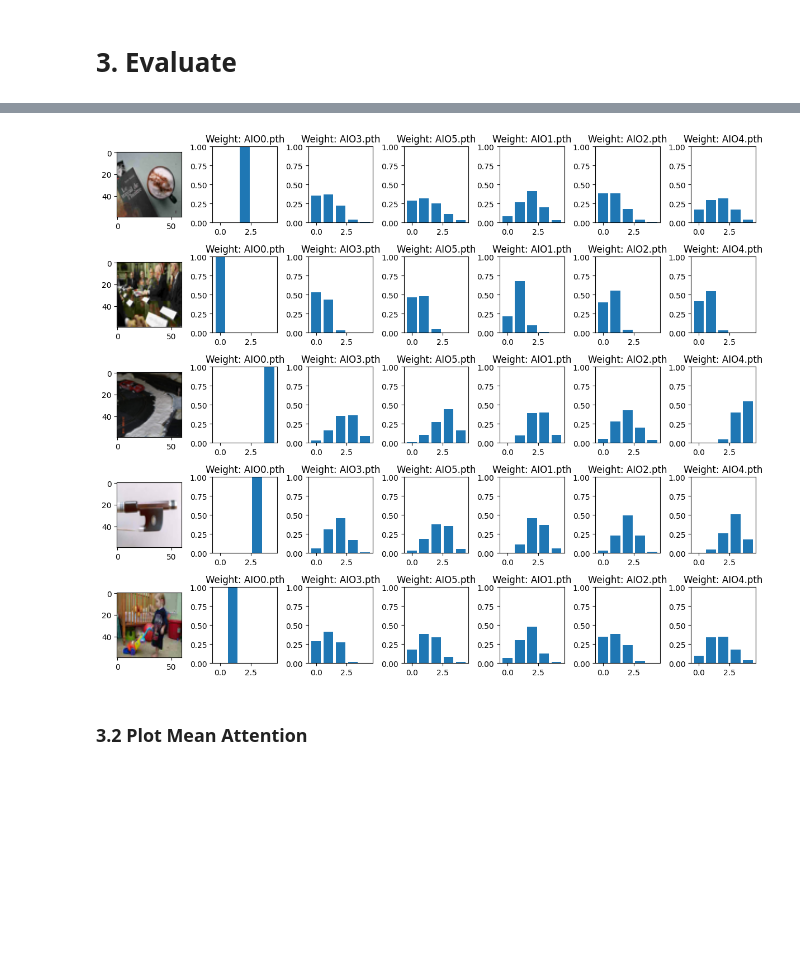
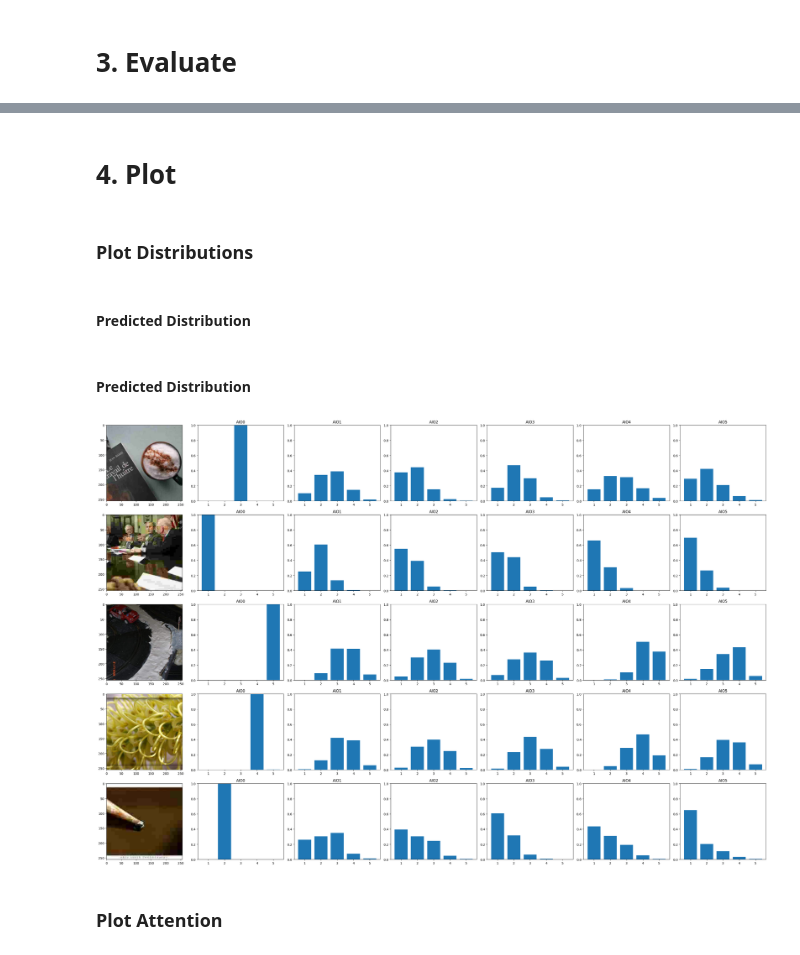
Before and after one commit to mgzzl/vision-transformer-for-image-quality-perception-of-individual-observers, a Jupyter notebook: ViT-IQA eval.ipynb, the cells around one changed output, grey strips where cells are left out. Saved outputs shown, nothing was run; the diff lists cells and outputs as text; code cells hidden in the pictures; blank space fills up the shorter version.

Commit message:
plot attention

```diff
--- a/ViT-IQA eval.ipynb
+++ b/ViT-IQA eval.ipynb
@@ -145,6 +250,6 @@ Number of images in the dataset: 300
 # %%
 # Varianz
-sigma = 0.7
+sigma = 0.4
 
 # List of different weight files
 weight_files = find_pth_files(weights_dir)
@@ -219,7 +324,7 @@ for weight_file in weight_files:
             if i == 0 or i == 1:
                 example_pred_result = {
                     "Weights File": os.path.basename(weight_file),
-                    "Image Name": os.path.basename(image_path[i]),
+                    "Image Name": os.path.basename(image_paths[i]),
                     "True Label": labels.cpu().numpy()[i],
                     "Predicted Label": preds.cpu().numpy()[i],
                     "Weighted Sum of Probability": weighted_sum[i],
@@ -335,0 +631,13 @@ print(csv_files_list)
+# %%
+def list_subdirectories(root_dir):
+    subdirectories = []
+    for subdir in os.listdir(root_dir):
+        subdirectories.append(os.path.join(root_dir, subdir))
+    return subdirectories
+# %%
+csv_file = 'assets/Test/Obs5.csv'
+dataset_root =  'assets/Test/DSX'
+
+# Initialize your dataset loader and test dataset
+test_dataset = ImageQualityDataset(csv_file,dataset_root, transform=transform)
+test_loader = DataLoader(test_dataset, batch_size=batch_size, shuffle=False)
@@ -707,3 +996,11 @@ Example Prediction of Batch: 1
+# %% [markdown]
+# 4. Plot
+# %% [markdown]
+### Plot Distributions
+# %% [markdown]
+#### Predicted Distribution
+# %% [markdown]
+#### Predicted Distribution
 # %%
 import os
 import torch
@@ -716,56 +1013,65 @@ import numpy as np
 weights_dir = "results/AIOs"
 # List of different weight files
 weight_files = find_pth_files(weights_dir)
+weight_files = [os.path.join(weights_dir, f'AIO{i}.pth') for i in range(6)]
 # Definiere den Ordner mit den Bildern
 images_dir = "assets/work_imgs"
 
 # Definiere eine Funktion zur Vorhersage und Visualisierung
 def predict_and_visualize(model, image_path):
     image = Image.open(image_path)
-    transform = transforms.Compose([transforms.Resize((224, 224)),
-                                   transforms.ToTensor(),
-                                   transforms.Normalize(mean=[0.485, 0.456, 0.406], std=[0.229, 0.224, 0.225])])
+    transform = transforms.Compose([
+    transforms.Resize(256),
+    transforms.CenterCrop(256),
+    transforms.RandomHorizontalFlip(),
+    transforms.ToTensor(),
+    transforms.Normalize(mean=[0.485, 0.456, 0.406], std=[0.229, 0.224, 0.225])
+    ])
 
     image = transform(image)
     image = image.unsqueeze(0)  # Füge eine Batch-Dimension hinzu
 
     with torch.no_grad():
         model.eval()
-        output, _= model(image)
+        output= model(image)
 
     probabilities = torch.softmax(output, dim=1).numpy()[0]
     return probabilities
 weight_files = [0] + weight_files
 # Initialisiere Matplotlib-Figuren
 num_weights = len(weight_files)
 num_images = len(os.listdir(images_dir))
-fig, axes = plt.subplots(num_images, num_weights, figsize=(12, 10))
+fig, axes = plt.subplots(num_images, num_weights, figsize=(30, 20))
 
 for i, weight_file in enumerate(weight_files):
+    if i != 0:
+        model.load_state_dict(torch.load(weight_file))
+
     for j, image_filename in enumerate(os.listdir(images_dir)):
         image_path = os.path.join(images_dir, image_filename)
+        ax = axes[j,i]
 
         if i == 0:  # Only the first column should have images
             # Load the image and display it on the y-axis
             img = Image.open(image_path)
-            img = img.resize((60, 60))  # Adjust the size of the image if needed
-            ax = axes[j,i]
+            img= transforms.Resize(image_size)(img)
+            img = transforms.CenterCrop(image_size)(img)
             ax.imshow(img)
         else:
-            model.load_state_dict(torch.load(weight_file))
             probabilities = predict_and_visualize(model, image_path)
-            # Plotten der Wahrscheinlichkeitsverteilung
-            ax = axes[j, i]
-            ax.bar(range(len(probabilities)), probabilities)
-            ax.set_title(f'Weight: {os.path.basename(weight_file)}')
+
+            # Adjust x-axis values
+            x = np.arange(1, len(probabilities) + 1)
+            ax.bar(x, probabilities)
+            ax.set_title(f'{os.path.splitext(os.path.basename(weight_file))[0]}')
             # Set Y-scale from 1 to 0
             ax.set_ylim(0, 1)
 
 # Anzeigen der Plot-Grafiken
 plt.tight_layout()
 plt.show()
 # %% [output]
-[figure, old version]
+[figure, new version]
 # %% [markdown]
-### 3.2 Plot Mean Attention
+### Plot Attention
 # %%
```
Also changed, not shown: parts of 32 cells of this notebook.
